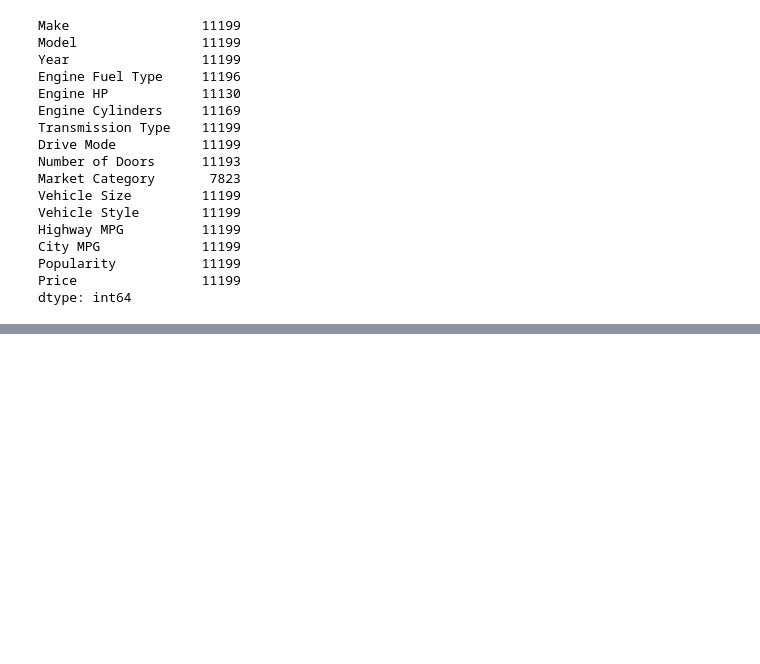
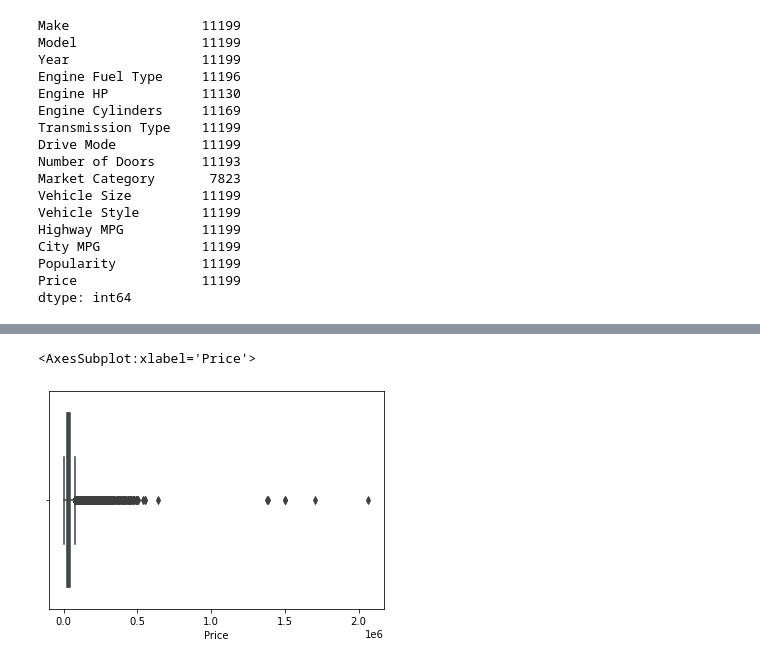
Before and after one commit to pfeliciano1/Cars_EDA, a Jupyter notebook: cars_EDA_process.ipynb, the cells around one changed output, grey strips where cells are left out. Saved outputs shown, nothing was run; the diff lists cells and outputs as text; code cells hidden in the pictures; blank space fills up the shorter version.

Commit message:
Looking for outliers and plotting charts

```diff
--- a/cars_EDA_process.ipynb
+++ b/cars_EDA_process.ipynb
@@ -145,5 +146,5 @@ MSRP                    0
 dtype: int64
 # %%
 # Dropping irrelevant columns
-df = df.drop([‘Engine Fuel Type’, ‘Market Category’, ‘Vehicle Style’, ‘Popularity’, ‘Number of Doors’, ‘Vehicle Size’], axis=1)
-df.head(5)
+df1 = df1.drop(['Market Category'], axis=1)
+df1.head()
@@ -149,0 +178,4 @@ df.head(5)
+# %%
+# Dropping the missing values and showing value count
+df1 = df1.dropna()
+df1.count()
@@ -149,0 +199,6 @@ df.head(5)
+# %%
+# Plot to look for outliers by Price
+sns.boxplot(x = df1['Price'])
+# %% [output]
+<AxesSubplot:xlabel='Price'>
+[figure, added]
```
Also changed, not shown: parts of 10 cells of this notebook.
